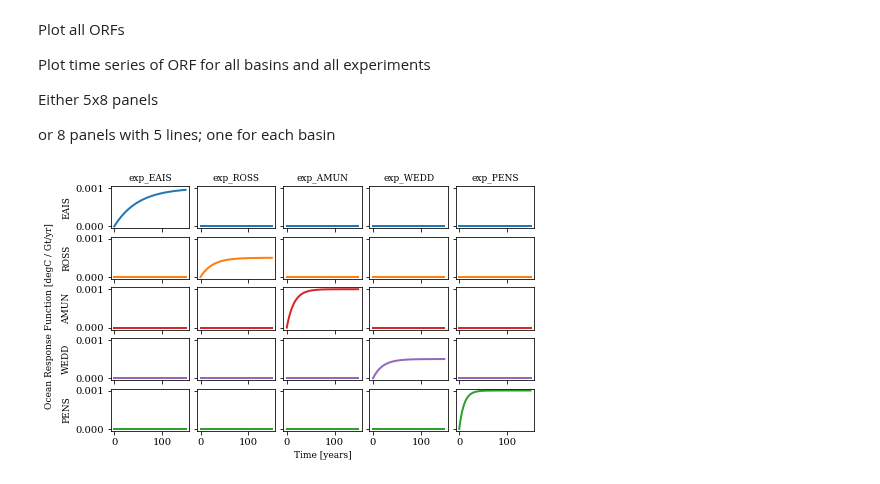
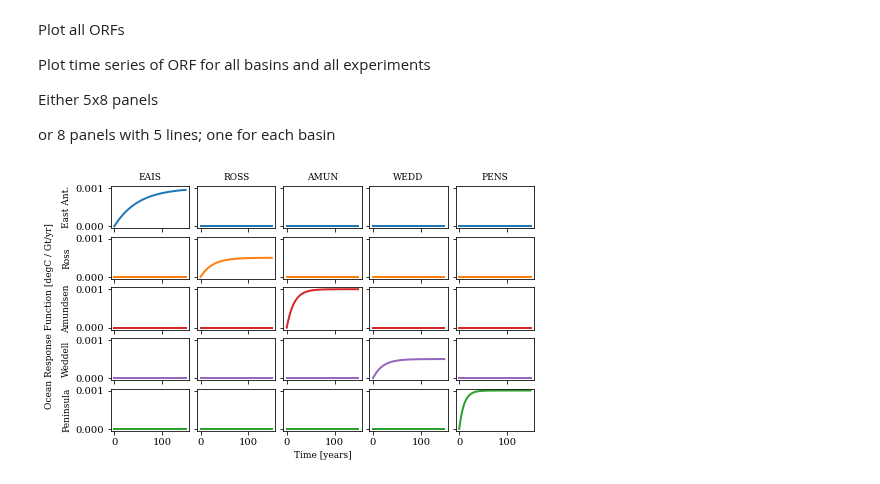
Before and after one commit to erwinlambert/feedback, a Jupyter notebook: notebooks/Draftplot_ORF.ipynb, the cells around one changed output. Saved outputs shown, nothing was run; the diff lists cells and outputs as text; code cells hidden in the pictures.

Commit message:
update basin names

```diff
--- a/notebooks/Draftplot_ORF.ipynb
+++ b/notebooks/Draftplot_ORF.ipynb
@@ -25,19 +25,21 @@ mpl.rcParams['figure.subplot.right'] = .99
 mpl.rcParams['figure.subplot.bottom'] = .1
 mpl.rcParams['figure.subplot.top'] = .95
 mpl.rcParams['figure.figsize'] = (7,4)
+
+basinname = ['East Ant.','Ross','Amundsen','Weddell','Peninsula']
 # %%
 fig,ax = plt.subplots(5,5,sharex=True,sharey=True)
 for e,ex in enumerate(ds.exp.values[:5]):
     for b,bas in enumerate(ds.basin.values):
         ax[b,e].plot(ds.rftime,ds.orf[:,e,b],c=ut.bcol[bas])
         if b==0:
-            ax[b,e].set_title(f'exp_{ex}')
+            ax[b,e].set_title(f'{ex}')
         if e==0:
-            ax[b,e].set_ylabel(bas)
+            ax[b,e].set_ylabel(basinname[b])
 ax[-1,2].set_xlabel('Time [years]')
 fig.supylabel('Ocean Response Function [degC / Gt/yr]',fontsize=9)
 
 plt.savefig(f'../draftfigs/all_orfs.png',dpi=450)
 plt.show()
 # %% [output]
-[figure, old version]
+[figure, new version]
```
Also changed, not shown: 5 other files.
